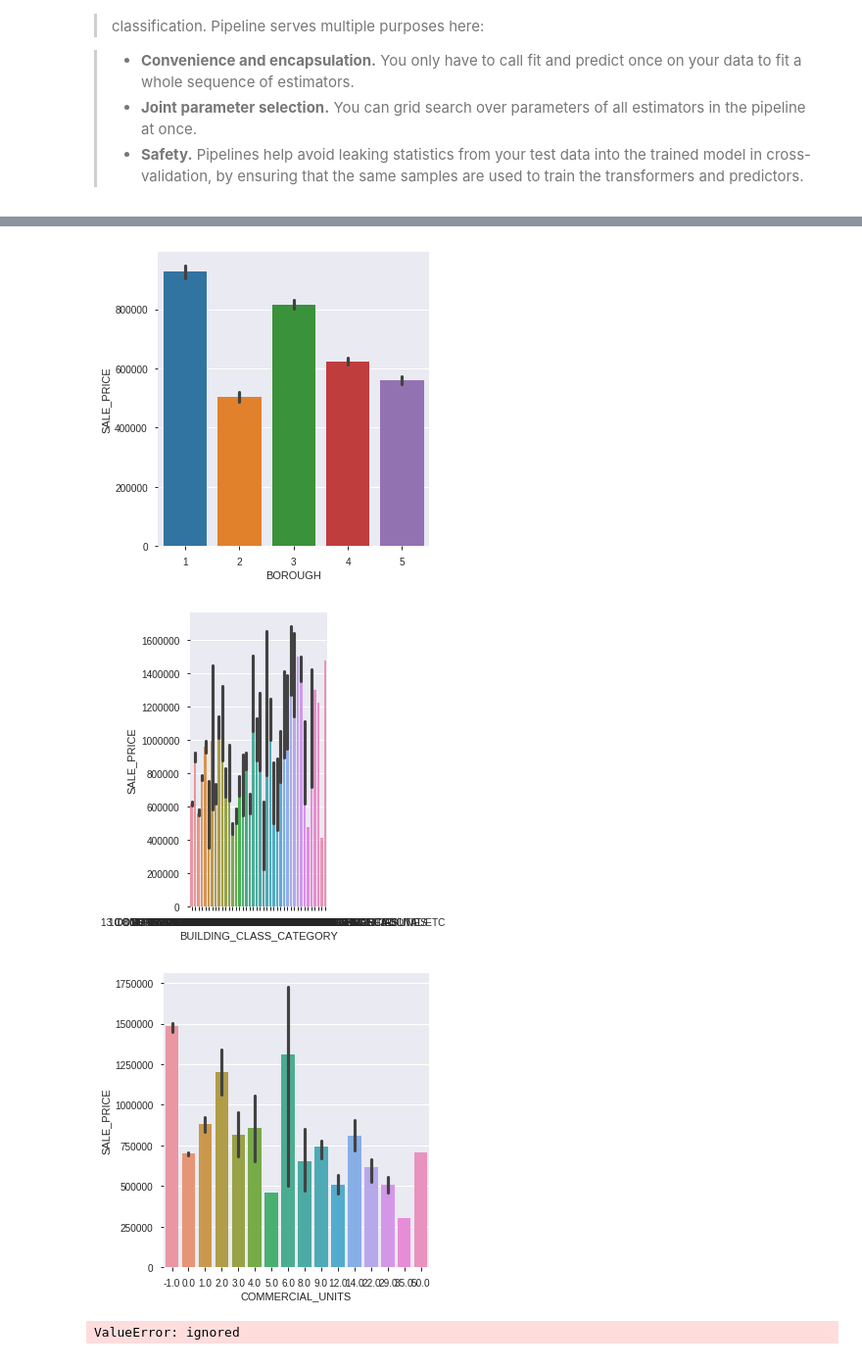
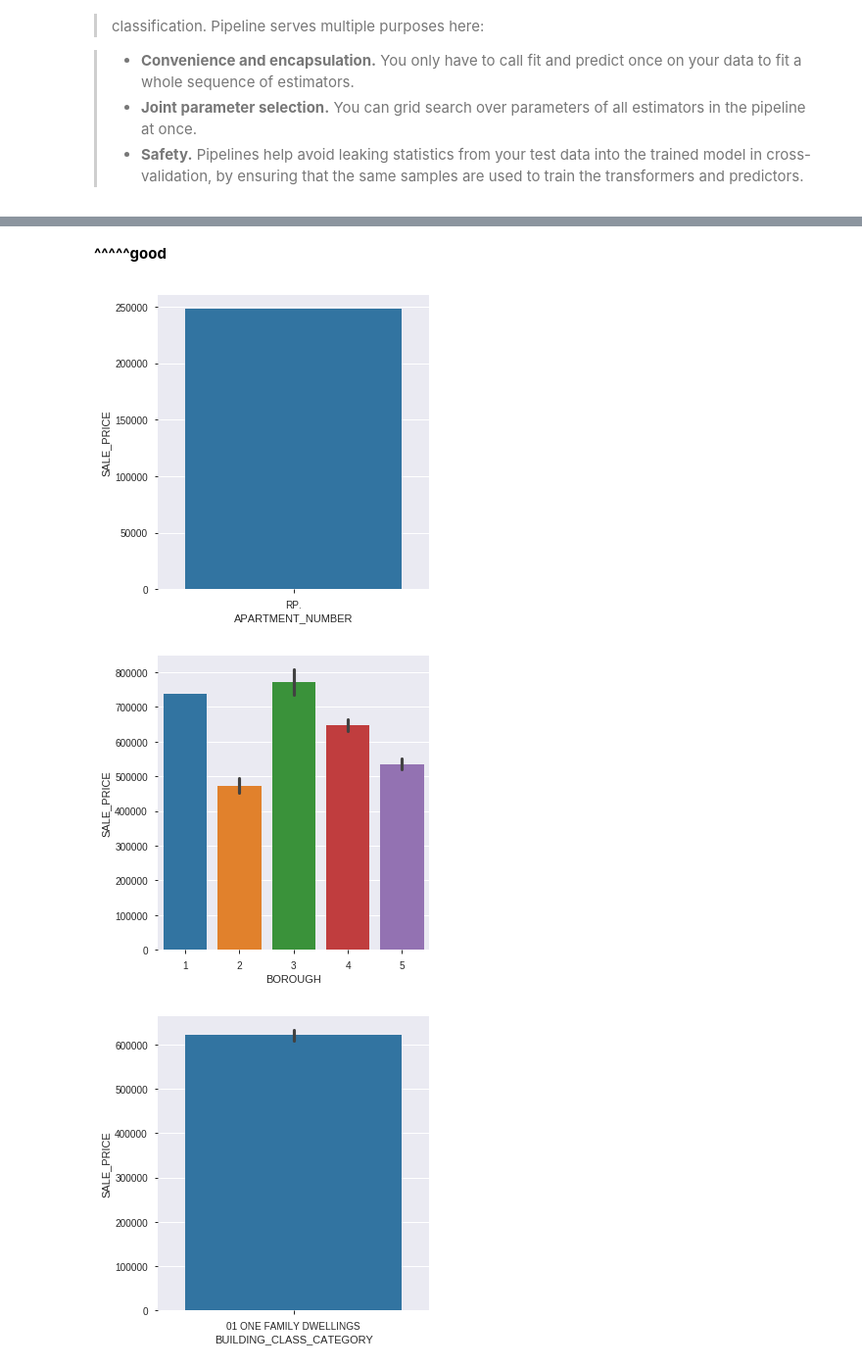
Before and after one commit to ianforrest11/DS-Unit-2-Regression-Classification, a Jupyter notebook: module3/assignment_regression_classification_3.ipynb, the cells around one changed output, grey strips where cells are left out. Shown: that part at 98% size. Saved outputs shown, nothing was run; the diff lists cells and outputs as text; code cells hidden in the pictures.

```diff
--- a/module3/assignment_regression_classification_3.ipynb
+++ b/module3/assignment_regression_classification_3.ipynb
@@ -97,3 +117,12 @@ df['SALE_DATE'] = pd.to_datetime(df['SALE_DATE'], infer_datetime_format=True)
 # %%
+# create subset of data for home sales between $100,000 and $2mil, building type = 01 ONE FAMILY DWELLING
+
+mask = ((df['BUILDING_CLASS_CATEGORY'] == '01 ONE FAMILY DWELLINGS') &
+        (df['SALE_PRICE'] >= 100000) &
+        (df['SALE_PRICE'] <= 2000000))
+
+df= df[mask]
+
+
 # create subset of data for home sales between $100,000 and $2mil
-df = df[(df['SALE_PRICE'] >= 100000) & (df['SALE_PRICE'] <= 2000000)]
+#df = df[(df['SALE_PRICE'] >= 100000) & (df['SALE_PRICE'] <= 2000000)]
@@ -137,11 +150,23 @@ Name: BUILDING_CLASS_CATEGORY, dtype: int64
+# %% [markdown]
+**^^^^^good**
 # %%
 # exploratory visualization
 for col in sorted(train.columns):
-    if train[col].nunique() < 50:
+    if train[col].nunique() < 10:
+      try:
         sns.catplot(x=col, y='SALE_PRICE', data=train, kind='bar')
         plt.show()
+      except:
+        pass
+
+
+
+# exploratory visualization
+#for col in sorted(train.columns):
+#    if train[col].nunique() < 50:
+#        sns.catplot(x=col, y='SALE_PRICE', data=train, kind='bar')
+#        plt.show()
 # %% [output]
-[figure, old version]
+[figure, new version]
-[figure, old version]
+[figure, new version]
-[figure, old version]
+[figure, new version]
-ValueError: ignored
```
Also changed, not shown: parts of 25 cells of this notebook.
